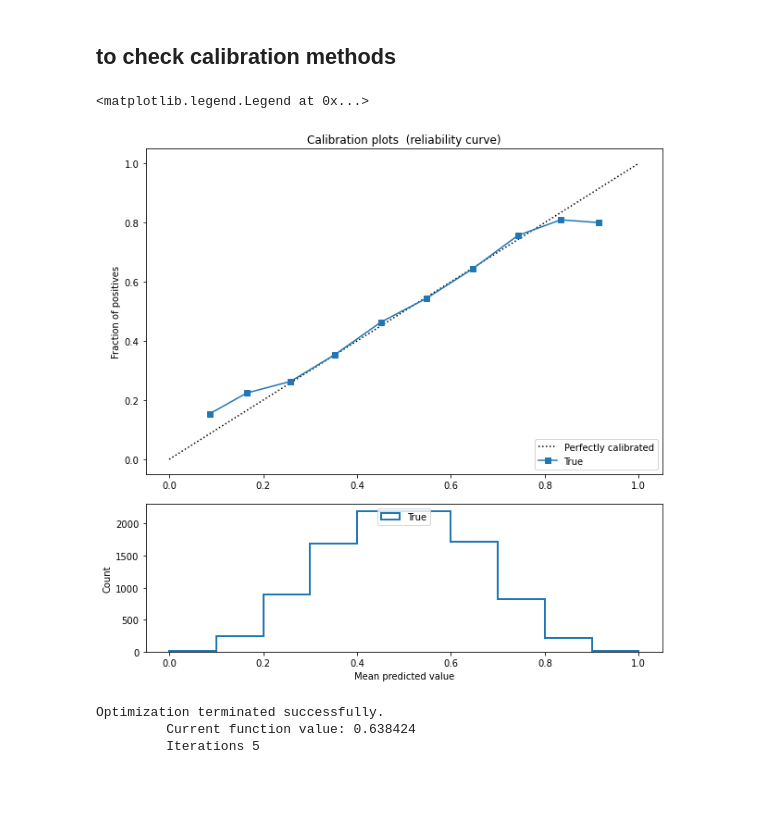
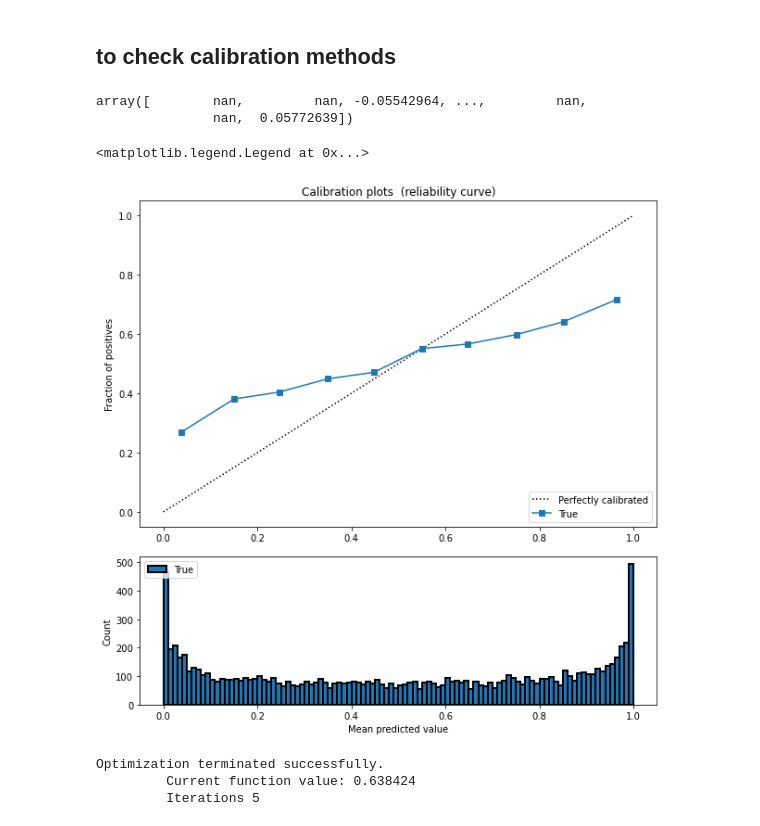
Before and after one commit to RomGutman/propensity_calibration, a Jupyter notebook: prop_simulation.ipynb, the cells around one changed output. Cells and saved outputs as stored; diff of their text form; code cells hidden in the pictures; blank space fills up the shorter version.

```diff
--- a/prop_simulation.ipynb
+++ b/prop_simulation.ipynb
@@ -101,0 +153,7 @@ utils.generate_calib_error_df(t, exp).assign(ATE=ate_hat)
+# %%
+norm.ppf(logit(exp))
+# %% [output]
+array([        nan,         nan, -0.05542964, ...,         nan,
+               nan,  0.05772639])
+# %%
+exp2 = norm.cdf(logit(exp)*2)
@@ -102,32 +171,32 @@ utils.generate_calib_error_df(t, exp).assign(ATE=ate_hat)
 # %%
 plt.figure(figsize=(10, 10))
 ax1 = plt.subplot2grid((3, 1), (0, 0), rowspan=2)
 ax2 = plt.subplot2grid((3, 1), (2, 0))
 
 ax1.plot([0, 1], [0, 1], "k:", label="Perfectly calibrated")
 
 
 fraction_of_positives, mean_predicted_value = \
-    calibration_curve(t, exp, n_bins=10)
+    calibration_curve(t, exp2, n_bins=10)
 
 name = "True"
 
 ax1.plot(mean_predicted_value, fraction_of_positives, "s-",
          label=f"{name}")
 
-ax2.hist(exp, range=(0, 1), bins=10, label=name, histtype="step", lw=2)
+ax2.hist(exp2, range=(0, 1), bins=100, label=name, histtype="bar", lw=2, alpha=1, fc=None, edgecolor='black')
 
 ax1.set_ylabel("Fraction of positives")
 ax1.set_ylim([-0.05, 1.05])
 ax1.legend(loc="lower right")
 ax1.set_title('Calibration plots  (reliability curve)')
 
 ax2.set_xlabel("Mean predicted value")
 ax2.set_ylabel("Count")
-ax2.legend(loc="upper center", ncol=2)
+ax2.legend(loc="upper left", ncol=2)
 # %% [output]
 <matplotlib.legend.Legend at 0x...>
-[figure, old version]
+[figure, new version]
 # %%
 from statsmodels.discrete.discrete_model import Logit
 from statsmodels.tools import add_constant
```
Also changed, not shown: parts of 24 cells of this notebook, 1 other file.
